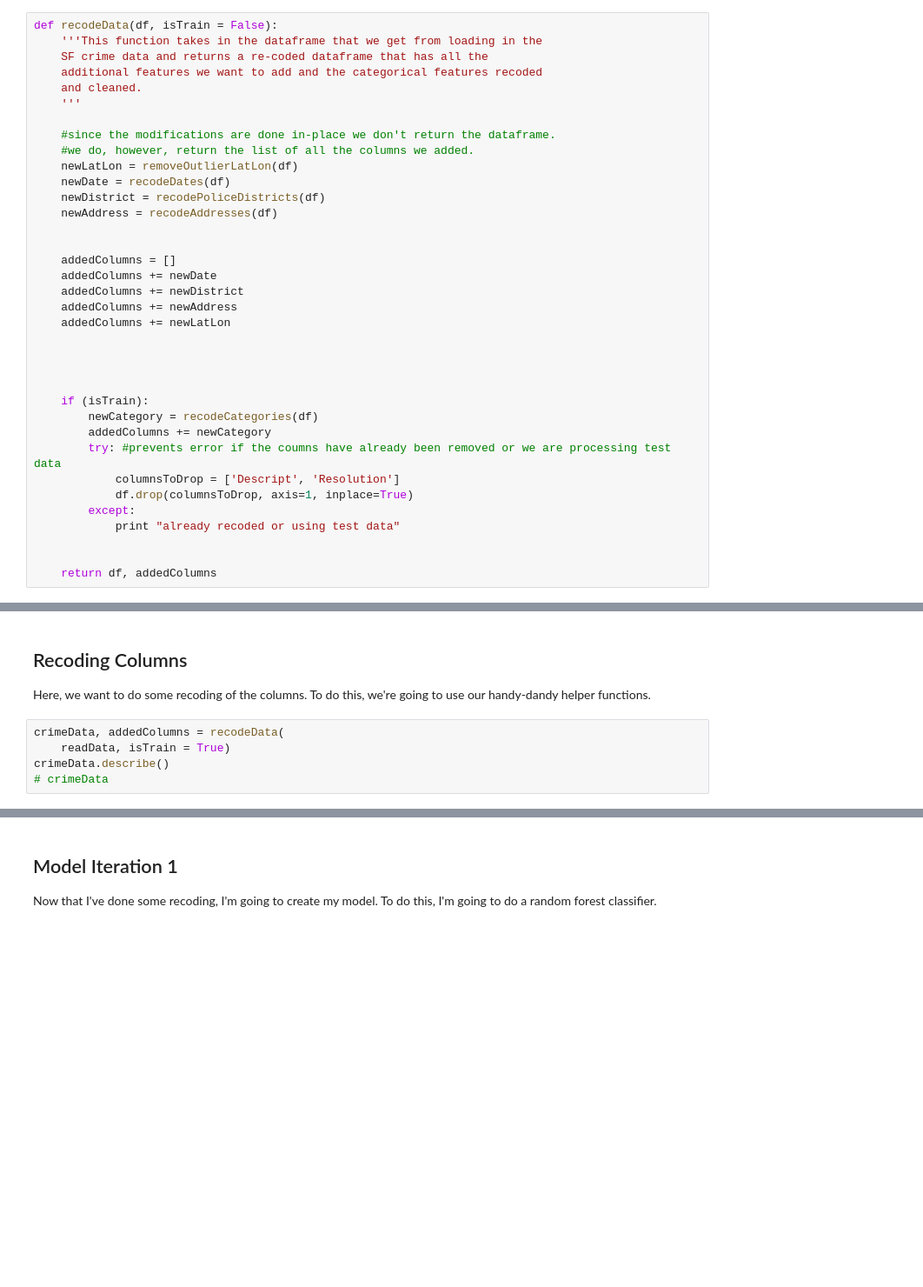
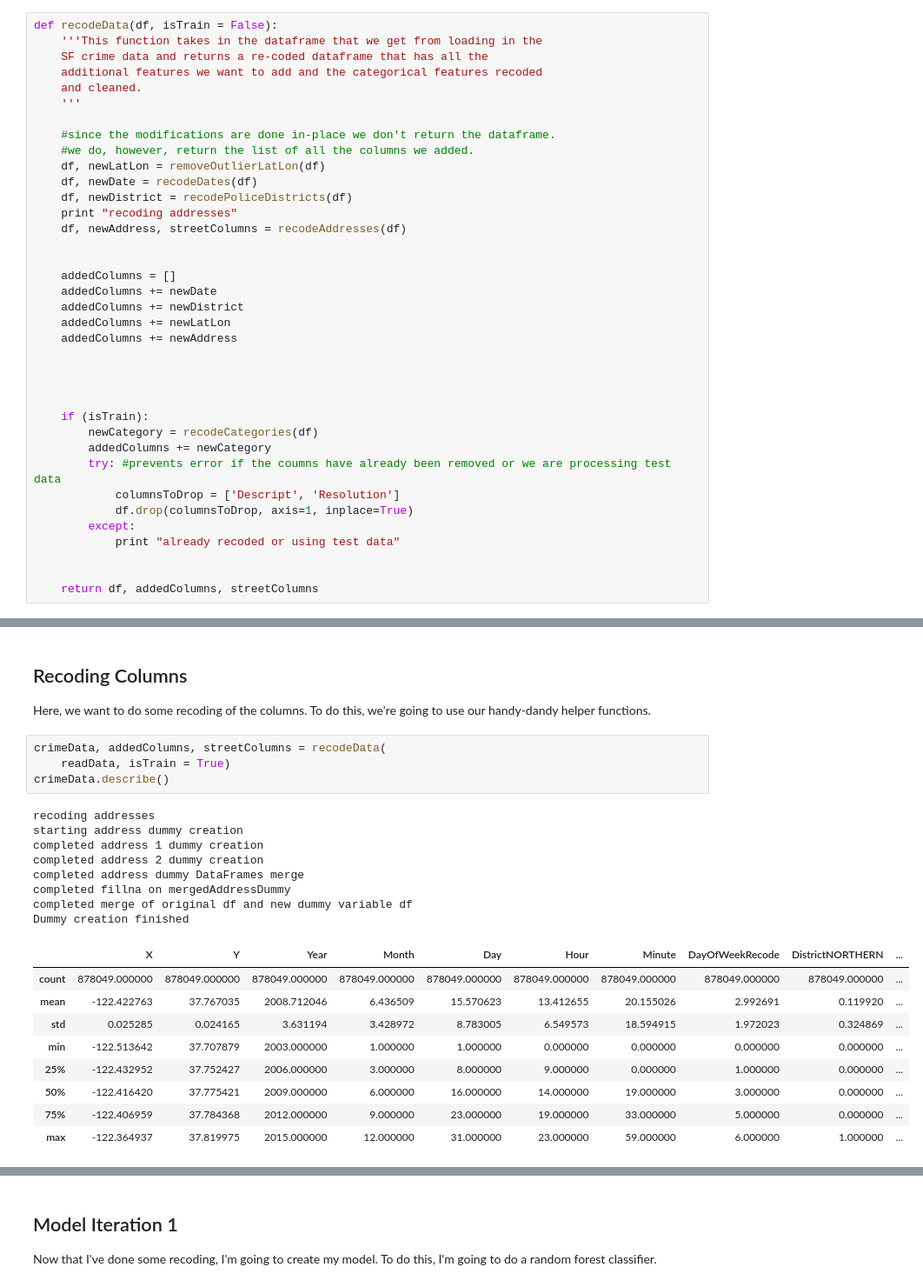
Before and after one commit to paulruvolo/DataScience16CYOA, a Jupyter notebook: Model Iteration 1 Needs RAM.ipynb, the cells around one changed output, grey strips where cells are left out. Shown at 87% size. Saved outputs shown, nothing was run; the diff lists cells and outputs as text; blank space fills up the shorter version.

```diff
--- a/Model Iteration 1 Needs RAM.ipynb
+++ b/Model Iteration 1 Needs RAM.ipynb
@@ -57,17 +87,18 @@ def recodeData(df, isTrain = False):
 
     #since the modifications are done in-place we don't return the dataframe.
     #we do, however, return the list of all the columns we added.
-    newLatLon = removeOutlierLatLon(df)
-    newDate = recodeDates(df)
-    newDistrict = recodePoliceDistricts(df)
-    newAddress = recodeAddresses(df)
+    df, newLatLon = removeOutlierLatLon(df)
+    df, newDate = recodeDates(df)
+    df, newDistrict = recodePoliceDistricts(df)
+    print "recoding addresses"
+    df, newAddress, streetColumns = recodeAddresses(df)
 
 
     addedColumns = []
     addedColumns += newDate
     addedColumns += newDistrict
+    addedColumns += newLatLon
     addedColumns += newAddress
-    addedColumns += newLatLon
 
 
 
@@ -82,7 +113,7 @@ def recodeData(df, isTrain = False):
             print "already recoded or using test data"
 
 
-    return df, addedColumns
+    return df, addedColumns, streetColumns
 # %%
 def recodeDates(df):
     '''This function takes in a dataframe and recodes the date field into
@@ -152,7 +218,24 @@ def recodeCategories(df):
 ## Recoding Columns
 Here, we want to do some recoding of the columns. To do this, we're going to use our handy-dandy helper functions.
 # %%
-crimeData, addedColumns = recodeData(
+crimeData, addedColumns, streetColumns = recodeData(
     readData, isTrain = True)
 crimeData.describe()
-# crimeData
+# %% [output]
+recoding addresses
+starting address dummy creation
+completed address 1 dummy creation
+completed address 2 dummy creation
+completed address dummy DataFrames merge
+completed fillna on mergedAddressDummy
+completed merge of original df and new dummy variable df
+Dummy creation finished
+|  | X | Y | Year | Month | Day | Hour | Minute | DayOfWeekRecode | DistrictNORTHERN | ... |
+| count | 878049.000000 | 878049.000000 | 878049.000000 | 878049.000000 | 878049.000000 | 878049.000000 | 878049.000000 | 878049.000000 | 878049.000000 | ... |
+| mean | -122.422763 | 37.767035 | 2008.712046 | 6.436509 | 15.570623 | 13.412655 | 20.155026 | 2.992691 | 0.119920 | ... |
+| std | 0.025285 | 0.024165 | 3.631194 | 3.428972 | 8.783005 | 6.549573 | 18.594915 | 1.972023 | 0.324869 | ... |
+| min | -122.513642 | 37.707879 | 2003.000000 | 1.000000 | 1.000000 | 0.000000 | 0.000000 | 0.000000 | 0.000000 | ... |
+| 25% | -122.432952 | 37.752427 | 2006.000000 | 3.000000 | 8.000000 | 9.000000 | 0.000000 | 1.000000 | 0.000000 | ... |
+| 50% | -122.416420 | 37.775421 | 2009.000000 | 6.000000 | 16.000000 | 14.000000 | 19.000000 | 3.000000 | 0.000000 | ... |
+| 75% | -122.406959 | 37.784368 | 2012.000000 | 9.000000 | 23.000000 | 19.000000 | 33.000000 | 5.000000 | 0.000000 | ... |
+| max | -122.364937 | 37.819975 | 2015.000000 | 12.000000 | 31.000000 | 23.000000 | 59.000000 | 6.000000 | 1.000000 | ... |
```
Also changed, not shown: parts of 24 cells of this notebook, 2 other files.
